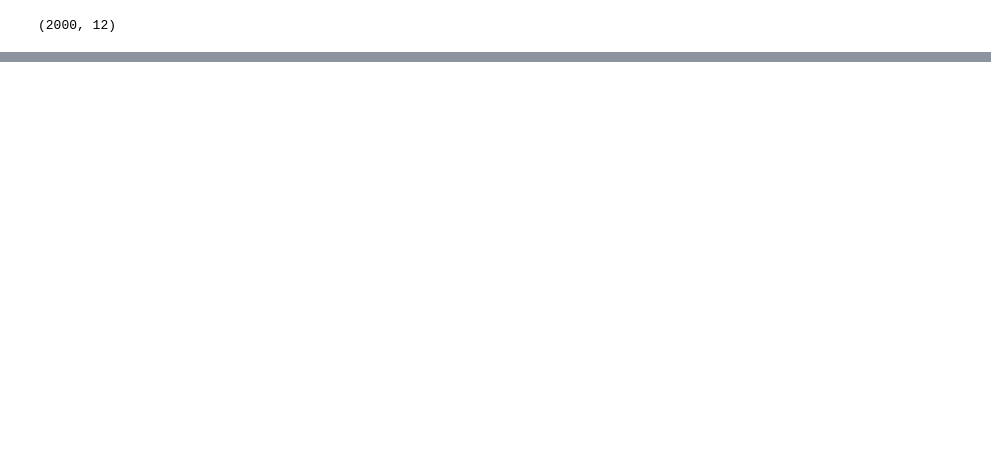
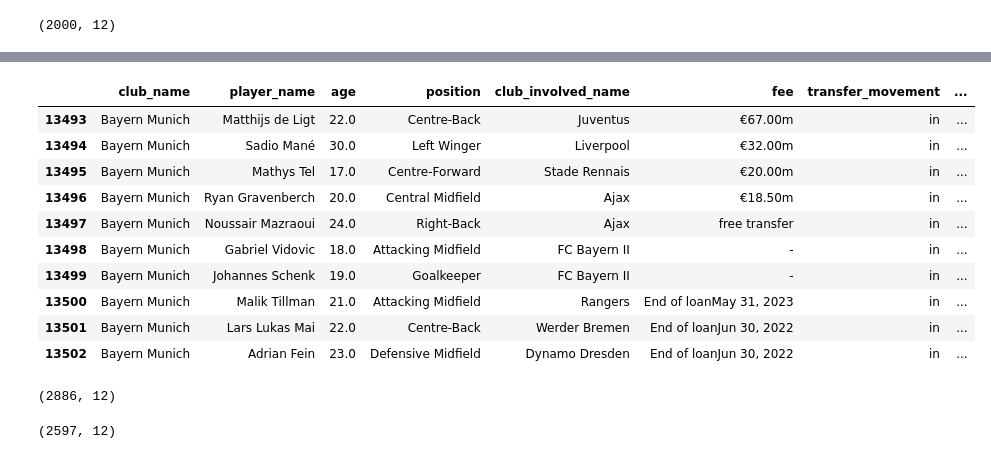
Before and after one commit to azanon00/Transfer_Strategy_Prescription, a Jupyter notebook: oscar_exploration.ipynb, the cells around one changed output, grey strips where cells are left out. Drawn from its saved outputs; the diff is of its cells as text; code cells hidden in the pictures; blank space fills up the shorter version.

Commit message:
explored datasets

```diff
--- a/oscar_exploration.ipynb
+++ b/oscar_exploration.ipynb
@@ -85,3 +83,41 @@ merged_df.sort_values(by="diff_value", ascending=False)
 # divide value_eur and release_clause_eur by 1e6 to get the value in millions
 merged_df["value_eur"] = merged_df["value_eur"]/1e6
 merged_df["release_clause_eur"] = merged_df["release_clause_eur"]/1e6
+# %%
+# merge all datasets from Transfers folder into one dataframe
+import glob
+import os
+
+path = "data/Transfers"
+all_files = glob.glob(os.path.join(path, "*.csv"))
+
+df_from_each_file = (pd.read_csv(f) for f in all_files)
+all_transfers_df = pd.concat(df_from_each_file, ignore_index=True)
+
+# Keep only the season 2022/2023 transfers
+transfers22_df = all_transfers_df[all_transfers_df["season"] == "2022/2023"]
+# %%
+#display all columns of the dataframe
+pd.set_option('display.max_columns', None)
+transfers22_df.shape
+transfers22_df.head(10)
+# %% [output]
+|  | club_name | player_name | age | position | club_involved_name | fee | transfer_movement | ... |
+| 13493 | Bayern Munich | Matthijs de Ligt | 22.0 | Centre-Back | Juventus | €67.00m | in | ... |
+| 13494 | Bayern Munich | Sadio Mané | 30.0 | Left Winger | Liverpool | €32.00m | in | ... |
+| 13495 | Bayern Munich | Mathys Tel | 17.0 | Centre-Forward | Stade Rennais | €20.00m | in | ... |
+| 13496 | Bayern Munich | Ryan Gravenberch | 20.0 | Central Midfield | Ajax | €18.50m | in | ... |
+| 13497 | Bayern Munich | Noussair Mazraoui | 24.0 | Right-Back | Ajax | free transfer | in | ... |
+| 13498 | Bayern Munich | Gabriel Vidovic | 18.0 | Attacking Midfield | FC Bayern II | - | in | ... |
+| 13499 | Bayern Munich | Johannes Schenk | 19.0 | Goalkeeper | FC Bayern II | - | in | ... |
+| 13500 | Bayern Munich | Malik Tillman | 21.0 | Attacking Midfield | Rangers | End of loanMay 31, 2023 | in | ... |
+| 13501 | Bayern Munich | Lars Lukas Mai | 22.0 | Centre-Back | Werder Bremen | End of loanJun 30, 2022 | in | ... |
+| 13502 | Bayern Munich | Adrian Fein | 23.0 | Defensive Midfield | Dynamo Dresden | End of loanJun 30, 2022 | in | ... |
+# %%
+transfers22_df[transfers22_df.transfer_movement == "out"].shape
+# %% [output]
+(2886, 12)
+# %%
+transfers22_df[transfers22_df.transfer_movement == "in"].shape
+# %% [output]
+(2597, 12)
```
Also changed, not shown: parts of 7 cells of this notebook.
